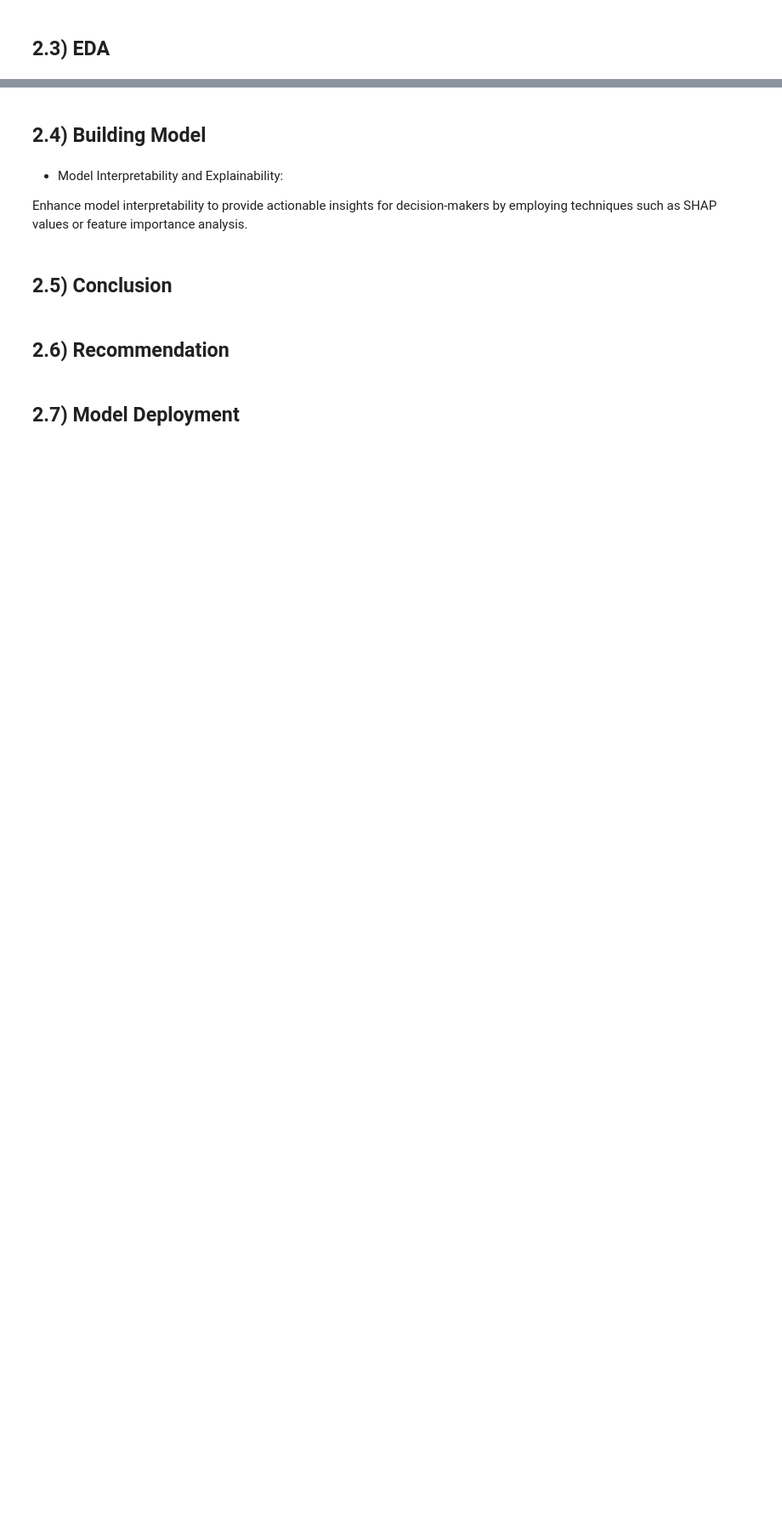
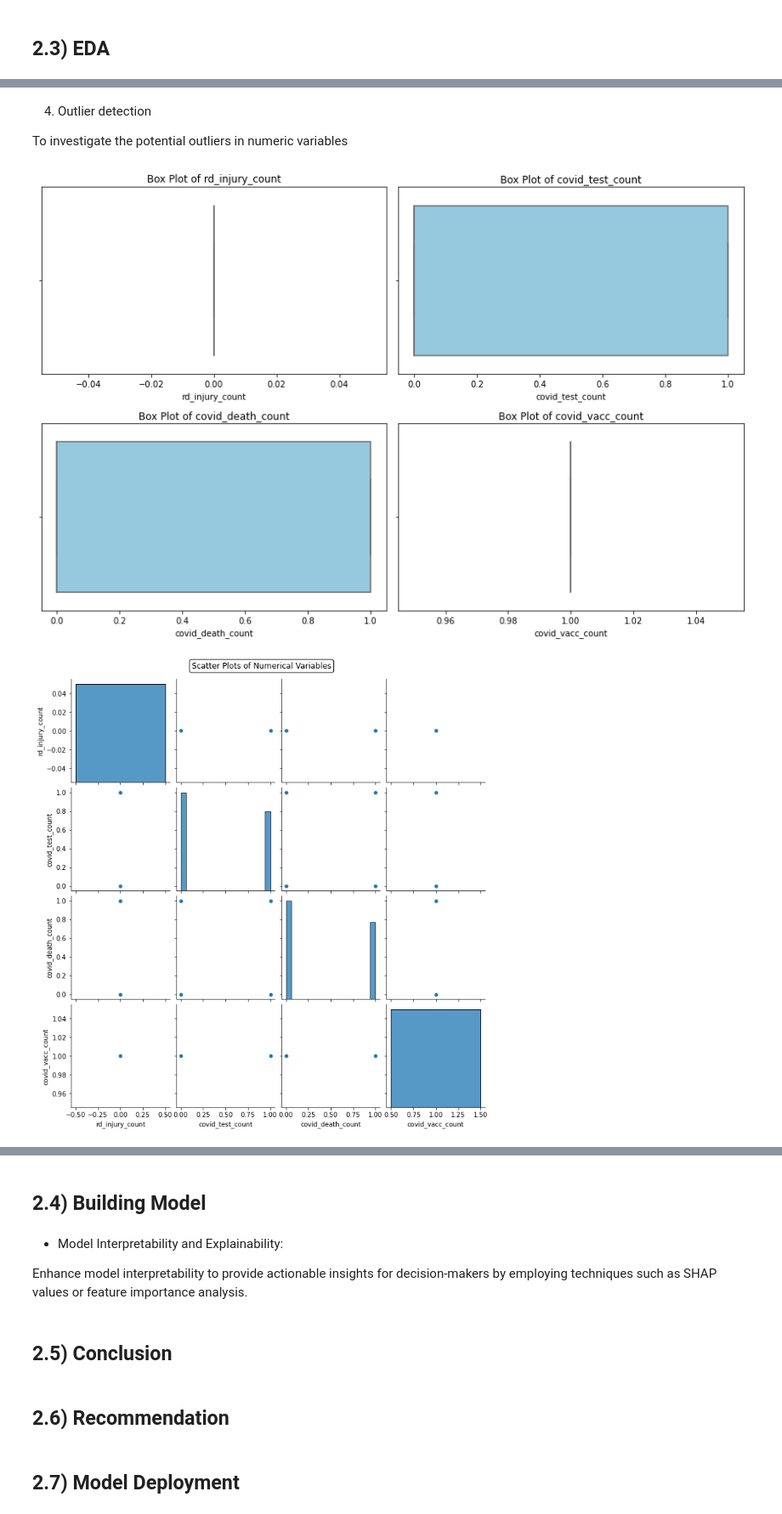
Before and after one commit to Dominic-Mu/dsc-phase-5-group-14-project, a Jupyter notebook: index.ipynb, the cells around one changed output, grey strips where cells are left out. Shown at 85% size. Cells and saved outputs as stored; diff of their text form; code cells hidden in the pictures; blank space fills up the shorter version.

```diff
--- a/index.ipynb
+++ b/index.ipynb
@@ -315,0 +376,26 @@ memory usage: 61.0+ MB
+# %% [markdown]
+4. Outlier detection
+
+To investigate the potential outliers in numeric variables
+# %%
+# Select numerical columns for outlier analysis
+numerical_columns = ['rd_injury_count', 'covid_test_count', 'covid_death_count', 'covid_vacc_count']
+# numerical_columns = df_cleaned.columns
+# Create box plots for each numerical column
+plt.figure(figsize=(12, 8))
+for i, column in enumerate(numerical_columns, 1):
+    plt.subplot(2, 2, i)
+    sns.boxplot(x=df_cleaned[column], color='skyblue')
+    plt.title(f'Box Plot of {column}')
+    plt.xlabel(column)
+
+plt.tight_layout()
+plt.show()
+
+# Create scatter plots for pairwise comparisons
+sns.pairplot(df_cleaned[numerical_columns])
+plt.suptitle('Scatter Plots of Numerical Variables', y=1.02, bbox=dict(facecolor='white', edgecolor='black', boxstyle='round,pad=0.3'))
+plt.show()
+# %% [output]
+[figure, added]
+[figure, added]
```
Also changed, not shown: parts of 10 cells of this notebook, 2 other files.
